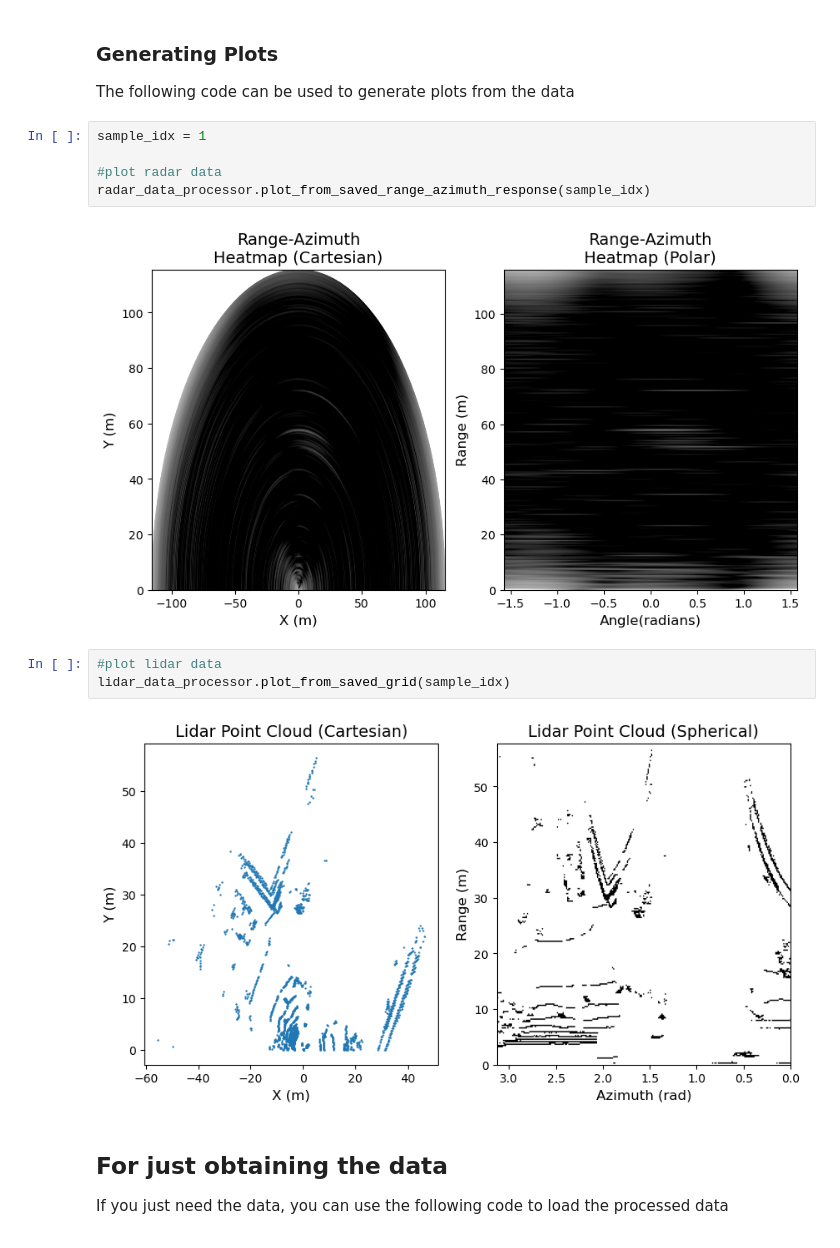
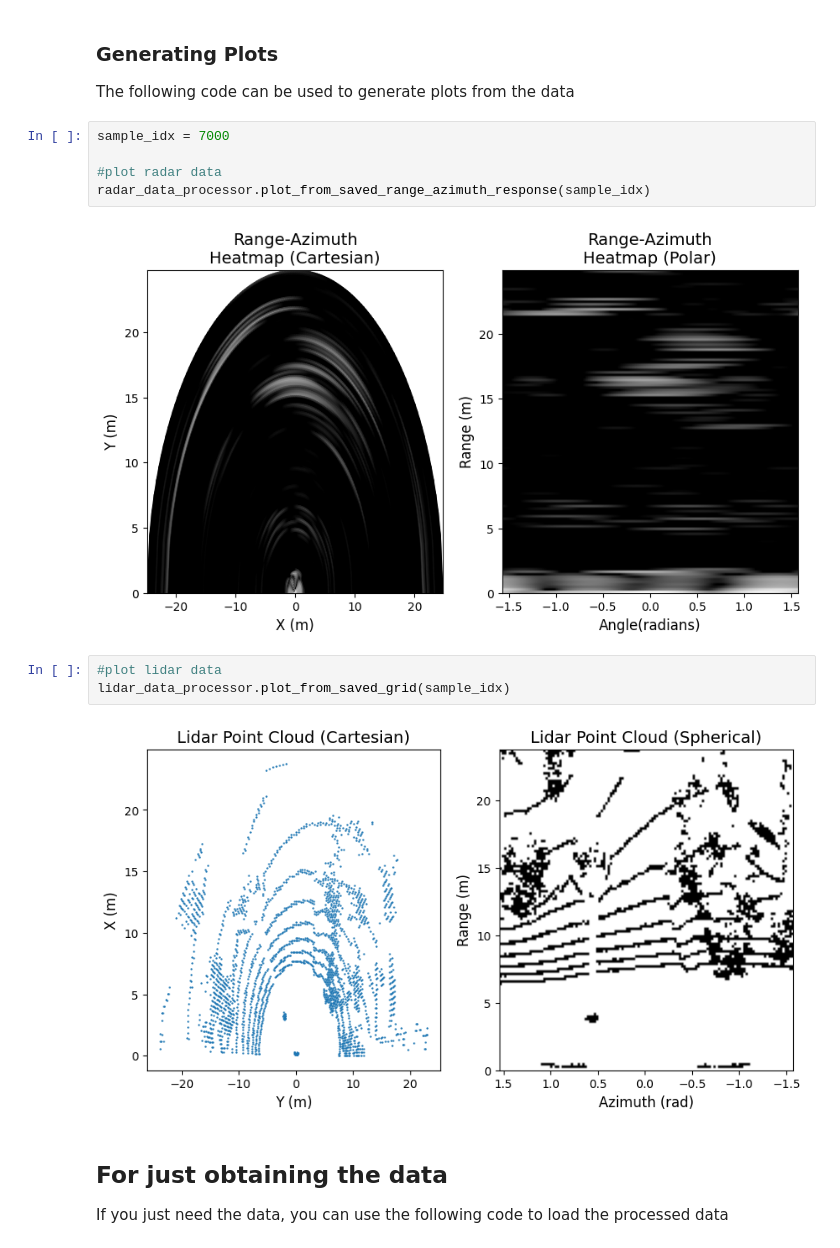
Before and after one commit to cpsl-research/radar-dev, a Jupyter notebook: datasets/Deepsense_6G/access_dataset.ipynb, the cells around one changed output. Drawn from its saved outputs; the diff is of its cells as text.

```diff
--- a/datasets/Deepsense_6G/access_dataset.ipynb
+++ b/datasets/Deepsense_6G/access_dataset.ipynb
@@ -95,17 +106,17 @@ lidar_spherical_pointcloud = lidar_data_processor.load_grid_from_file(sample_idx
 ### Generating Plots
 The following code can be used to generate plots from the data
 # %%
-sample_idx = 1
+sample_idx = 7000
 
 #plot radar data
 radar_data_processor.plot_from_saved_range_azimuth_response(sample_idx)
 # %% [output]
-[figure, old version]
+[figure, new version]
 # %%
 #plot lidar data
 lidar_data_processor.plot_from_saved_grid(sample_idx)
 # %% [output]
-[figure, old version]
+[figure, new version]
 # %% [markdown]
 ## For just obtaining the data
 If you just need the data, you can use the following code to load the processed data
```
Also changed, not shown: parts of 5 cells of this notebook, 5 other files.
